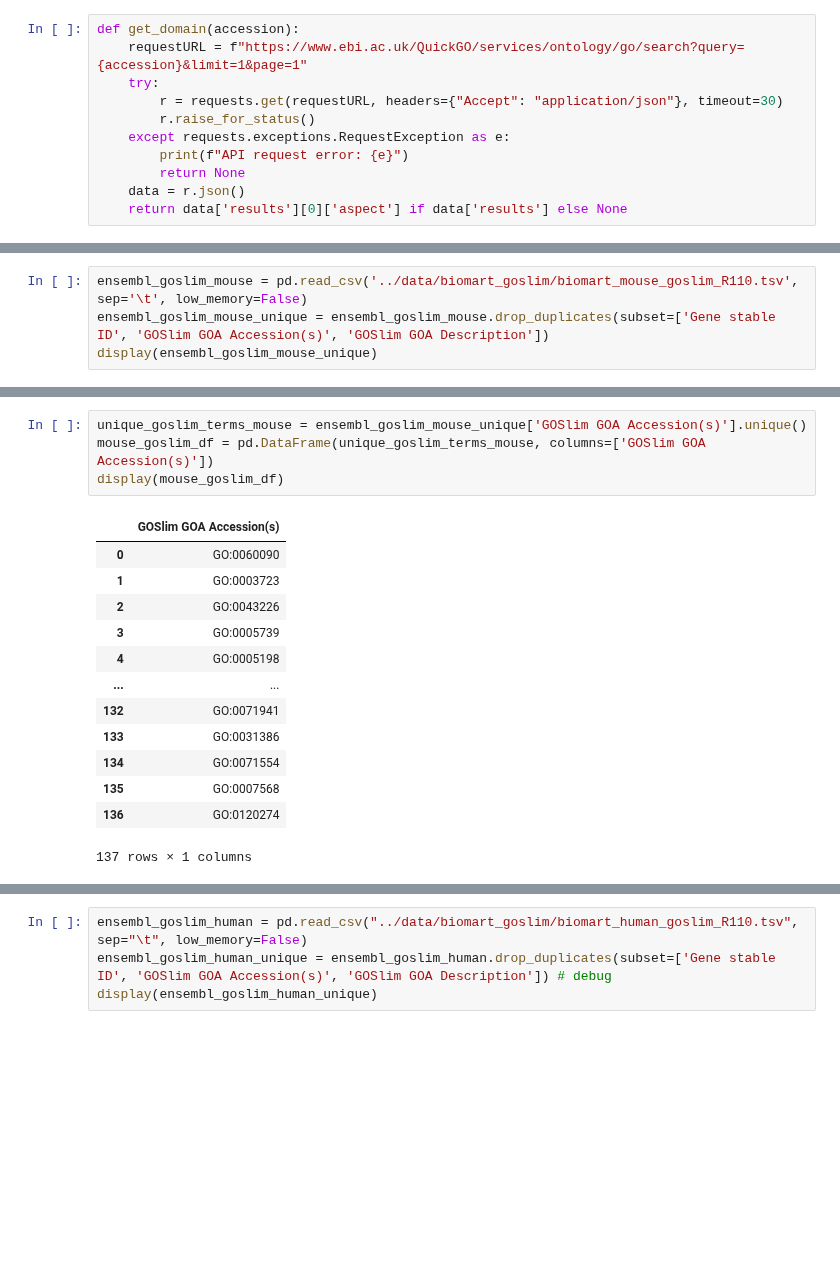
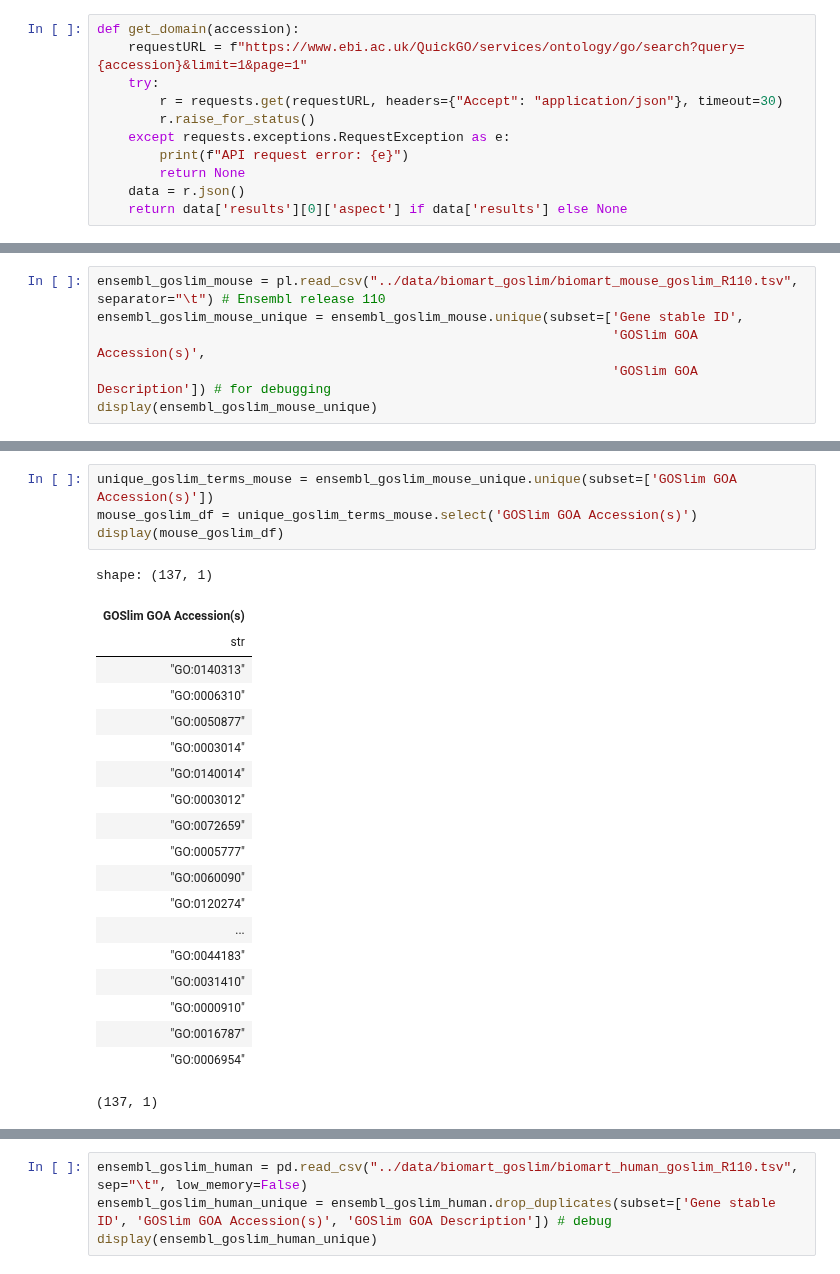
Before and after one commit to yonezawa-sora/pycircos_comaparative_species, a Jupyter notebook: data_preprocessing/1_GOSlim_add_domain.ipynb, the cells around one changed output, grey strips where cells are left out. Cells and saved outputs as stored; diff of their text form; blank space fills up the shorter version.

```diff
--- a/data_preprocessing/1_GOSlim_add_domain.ipynb
+++ b/data_preprocessing/1_GOSlim_add_domain.ipynb
@@ -25,5 +28,7 @@ def get_domain(accession):
 # %%
-ensembl_goslim_mouse = pd.read_csv('../data/biomart_goslim/biomart_mouse_goslim_R110.tsv', sep='\t', low_memory=False)
-ensembl_goslim_mouse_unique = ensembl_goslim_mouse.drop_duplicates(subset=['Gene stable ID', 'GOSlim GOA Accession(s)', 'GOSlim GOA Description'])
+ensembl_goslim_mouse = pl.read_csv("../data/biomart_goslim/biomart_mouse_goslim_R110.tsv", separator="\t") # Ensembl release 110
+ensembl_goslim_mouse_unique = ensembl_goslim_mouse.unique(subset=['Gene stable ID',
+                                                                  'GOSlim GOA Accession(s)',
+                                                                  'GOSlim GOA Description']) # for debugging
 display(ensembl_goslim_mouse_unique)
 # %% [output]
@@ -43,18 +55,25 @@ display(ensembl_goslim_mouse_unique)
 # %%
-unique_goslim_terms_mouse = ensembl_goslim_mouse_unique['GOSlim GOA Accession(s)'].unique()
-mouse_goslim_df = pd.DataFrame(unique_goslim_terms_mouse, columns=['GOSlim GOA Accession(s)'])
+unique_goslim_terms_mouse = ensembl_goslim_mouse_unique.unique(subset=['GOSlim GOA Accession(s)'])
+mouse_goslim_df = unique_goslim_terms_mouse.select('GOSlim GOA Accession(s)')
 display(mouse_goslim_df)
 # %% [output]
+shape: (137, 1)
-|  | GOSlim GOA Accession(s) |
-| 0 | GO:0060090 |
-| 1 | GO:0003723 |
-| 2 | GO:0043226 |
-| 3 | GO:0005739 |
-| 4 | GO:0005198 |
-| ... | ... |
-| 132 | GO:0071941 |
-| 133 | GO:0031386 |
-| 134 | GO:0071554 |
-| 135 | GO:0007568 |
-| 136 | GO:0120274 |
+| GOSlim GOA Accession(s) |
+| str |
+| "GO:0140313" |
+| "GO:0006310" |
+| "GO:0050877" |
+| "GO:0003014" |
+| "GO:0140014" |
+| "GO:0003012" |
+| "GO:0072659" |
+| "GO:0005777" |
+| "GO:0060090" |
+| "GO:0120274" |
+| ... |
+| "GO:0044183" |
+| "GO:0031410" |
+| "GO:0000910" |
+| "GO:0016787" |
+| "GO:0006954" |
-137 rows × 1 columns
+(137, 1)
```
Also changed, not shown: parts of 10 cells of this notebook, 2 other files.
